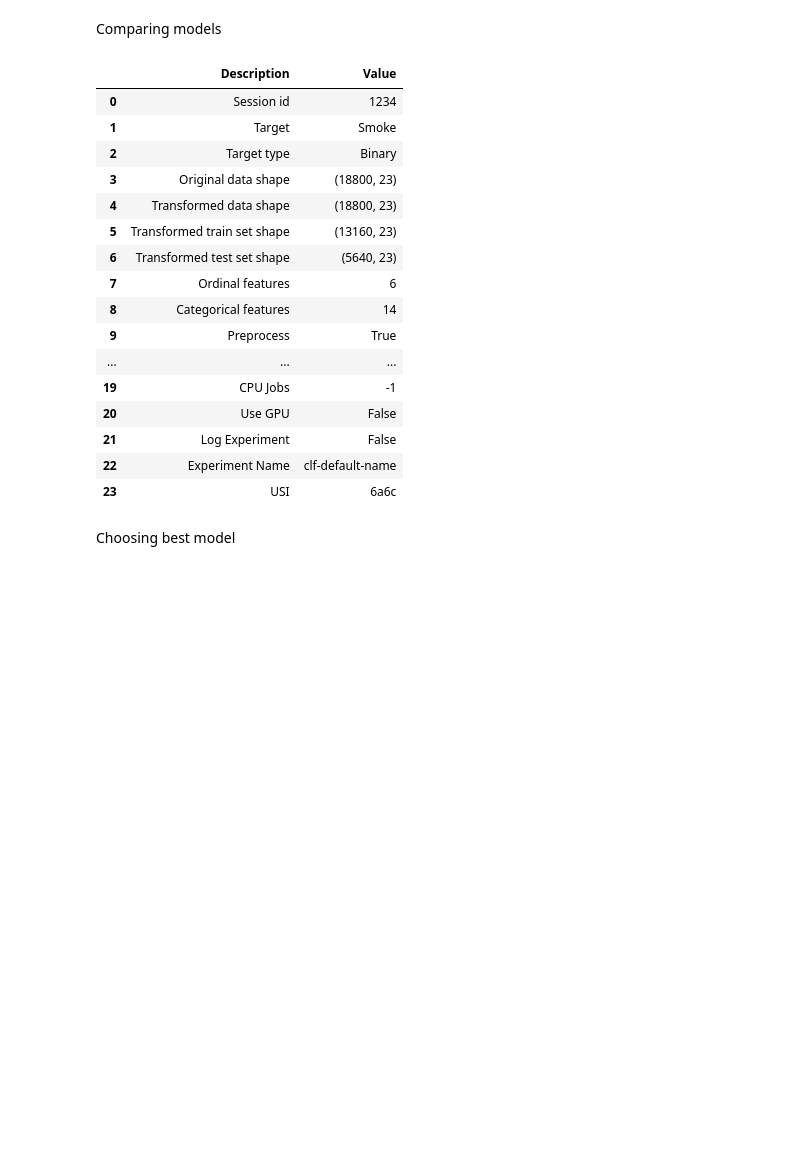
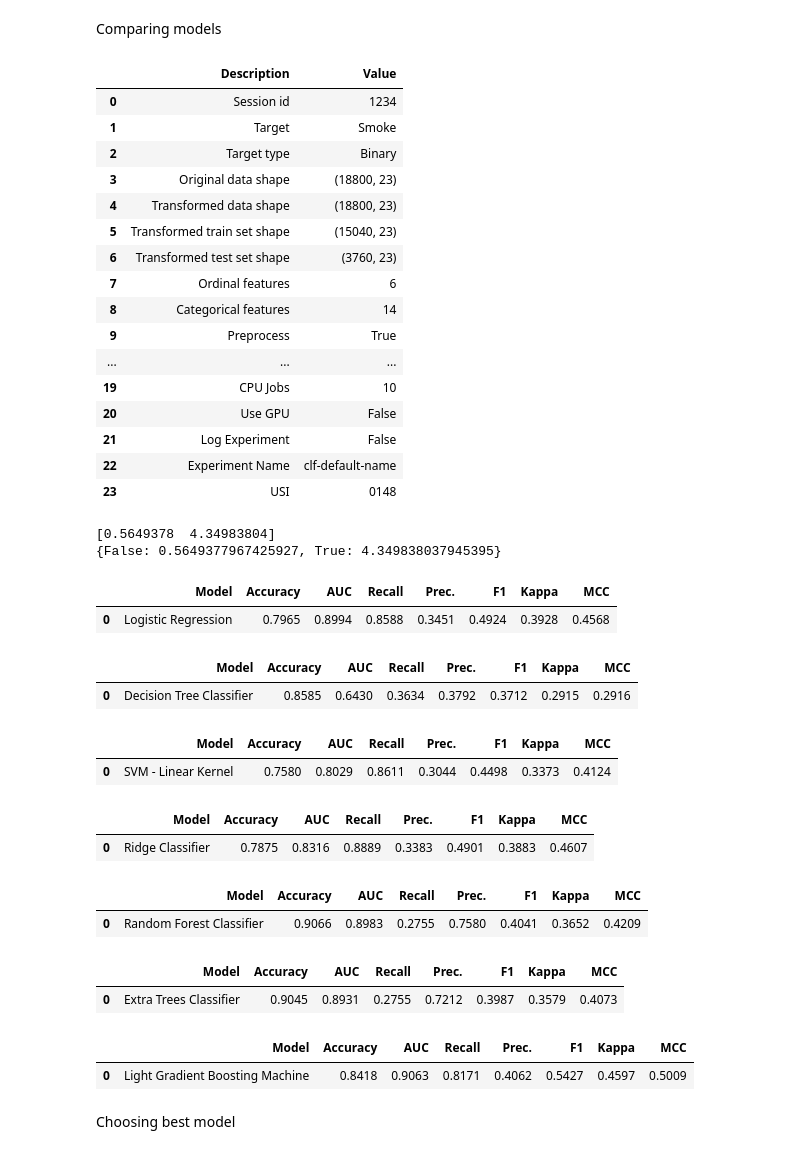
Before and after one commit to frazah/tobacco-analysis, a Jupyter notebook: src/notebooks/youth copy.ipynb, the cells around one changed output. Saved outputs shown, nothing was run; the diff lists cells and outputs as text; code cells hidden in the pictures; blank space fills up the shorter version.

```diff
--- a/src/notebooks/youth copy.ipynb
+++ b/src/notebooks/youth copy.ipynb
@@ -269,60 +265,80 @@ from imblearn.under_sampling import AllKNN, ClusterCentroids, EditedNearestNeigh
 
 setup = pc.setup(data=merged_df,
                  target='Smoke',
                  index=False,
+                 train_size=0.8,
                  session_id=1234,
-                 #  normalize=True,
                  ordinal_features={
                      "SmokingFriends": OR46_dict.values(),
                      "SeenSmokerInPublicPlace": CR21_dict.values(),
                      "SeenSmokerInEnclosedPlace": CR20_dict.values(),
                      "SeenSmokerInHome": CR19_dict.values(),
                      "HarmfulPassiveSmoke": CR23_dict.values(),
                      "HardQuitSmoke": CR41_dict.values(),
                  },
-                #  fix_imbalance=True, fix_imbalance_method=AllKNN(),
                  transformation=True,
-                #  remove_multicollinearity=True, multicollinearity_threshold=0.95,
-                 max_encoding_ohe=0
+                #  fix_imbalance=True,
+                #  fix_imbalance_method=AllKNN(),
+                 max_encoding_ohe=0,
+                 n_jobs=10
                  )
 
-from sklearn.utils.class_weight import compute_class_weight
+from sklearn.utils.class_weight import compute_class_weight, compute_sample_weight
 
-# # calculate Inverse of Number of Samples (INS) for each class (false and true)
-# INS_false = 1/merged_df['Smoke'].value_counts()[0]
-# INS_true = 1/merged_df['Smoke'].value_counts()[1]
+classes = merged_df['Smoke'].unique()
+# class_weights = compute_class_weight(class_weight={0:false_weight, 1:true_weight}, classes=classes, y=merged_df['Smoke'],)
+class_weights = compute_class_weight(class_weight="balanced", classes=classes, y=merged_df['Smoke'])
 
-# # calculate the weights
-# false_weight = INS_false
-# true_weight = INS_true
+print(class_weights)
 
-# models = [ 'lr', 'knn', 'nb', 'dt', 'svm', 'rbfsvm', 'gpc', 'mlp', 'ridge', 'rf', 'qda', 'ada', 'gbc', 'lda', 'et', 'xgboost', 'lightgbm', 'catboost']
-# for model in models:
-#     try:
-#         model = pc.create_model(model, fold=10, verbose=False, class_weight=new_weights)
-#         pc.predict_model(model)
-#     except:
-#         print(f"Model {model} cannot have weights")
-# pc.predict_model(prova)
+new_weights = dict(zip(classes, class_weights))
+print(new_weights)
+
+all_models = [ 'lr', 'knn', 'nb', 'dt', 'svm', 'rbfsvm', 'gpc', 'mlp', 'ridge', 'rf', 'qda', 'ada', 'gbc', 'lda', 'et', 'xgboost', 'lightgbm', 'catboost']
+weighted_model =[ 'lr', 'dt', 'svm' , 'ridge', 'rf', 'et', 'lightgbm'] # 'rbfsvm'
+for model in weighted_model:
+    try:
+        model = pc.create_model(model, verbose=False, class_weight=new_weights)
+        pc.predict_model(model)
+        # pc.plot_model(model, plot='threshold')
+    except:
+        print(f"Model {model} cannot have weights")
+
 
 # use lr, gbc and ada models
 # best = pc.compare_models(include=['lr', 'gbc', 'ada'], sort='MCC')
 # best = pc.compare_models(sort='MCC')
 # %% [output]
 |  | Description | Value |
 | 0 | Session id | 1234 |
 | 1 | Target | Smoke |
 | 2 | Target type | Binary |
 | 3 | Original data shape | (18800, 23) |
 | 4 | Transformed data shape | (18800, 23) |
-| 5 | Transformed train set shape | (13160, 23) |
-| 6 | Transformed test set shape | (5640, 23) |
+| 5 | Transformed train set shape | (15040, 23) |
+| 6 | Transformed test set shape | (3760, 23) |
 | 7 | Ordinal features | 6 |
 | 8 | Categorical features | 14 |
 | 9 | Preprocess | True |
 | ... | ... | ... |
-| 19 | CPU Jobs | -1 |
+| 19 | CPU Jobs | 10 |
 | 20 | Use GPU | False |
 | 21 | Log Experiment | False |
 | 22 | Experiment Name | clf-default-name |
-| 23 | USI | 6a6c |
+| 23 | USI | 0148 |
+[0.5649378  4.34983804]
+{False: 0.5649377967425927, True: 4.349838037945395}
+|  | Model | Accuracy | AUC | Recall | Prec. | F1 | Kappa | MCC |
+| 0 | Logistic Regression | 0.7965 | 0.8994 | 0.8588 | 0.3451 | 0.4924 | 0.3928 | 0.4568 |
+|  | Model | Accuracy | AUC | Recall | Prec. | F1 | Kappa | MCC |
+| 0 | Decision Tree Classifier | 0.8585 | 0.6430 | 0.3634 | 0.3792 | 0.3712 | 0.2915 | 0.2916 |
+|  | Model | Accuracy | AUC | Recall | Prec. | F1 | Kappa | MCC |
+| 0 | SVM - Linear Kernel | 0.7580 | 0.8029 | 0.8611 | 0.3044 | 0.4498 | 0.3373 | 0.4124 |
+|  | Model | Accuracy | AUC | Recall | Prec. | F1 | Kappa | MCC |
+| 0 | Ridge Classifier | 0.7875 | 0.8316 | 0.8889 | 0.3383 | 0.4901 | 0.3883 | 0.4607 |
+|  | Model | Accuracy | AUC | Recall | Prec. | F1 | Kappa | MCC |
+| 0 | Random Forest Classifier | 0.9066 | 0.8983 | 0.2755 | 0.7580 | 0.4041 | 0.3652 | 0.4209 |
+|  | Model | Accuracy | AUC | Recall | Prec. | F1 | Kappa | MCC |
+| 0 | Extra Trees Classifier | 0.9045 | 0.8931 | 0.2755 | 0.7212 | 0.3987 | 0.3579 | 0.4073 |
+|  | Model | Accuracy | AUC | Recall | Prec. | F1 | Kappa | MCC |
+| 0 | Light Gradient Boosting Machine | 0.8418 | 0.9063 | 0.8171 | 0.4062 | 0.5427 | 0.4597 | 0.5009 |
```
Also changed, not shown: parts of 8 cells of this notebook, 48 other files.
